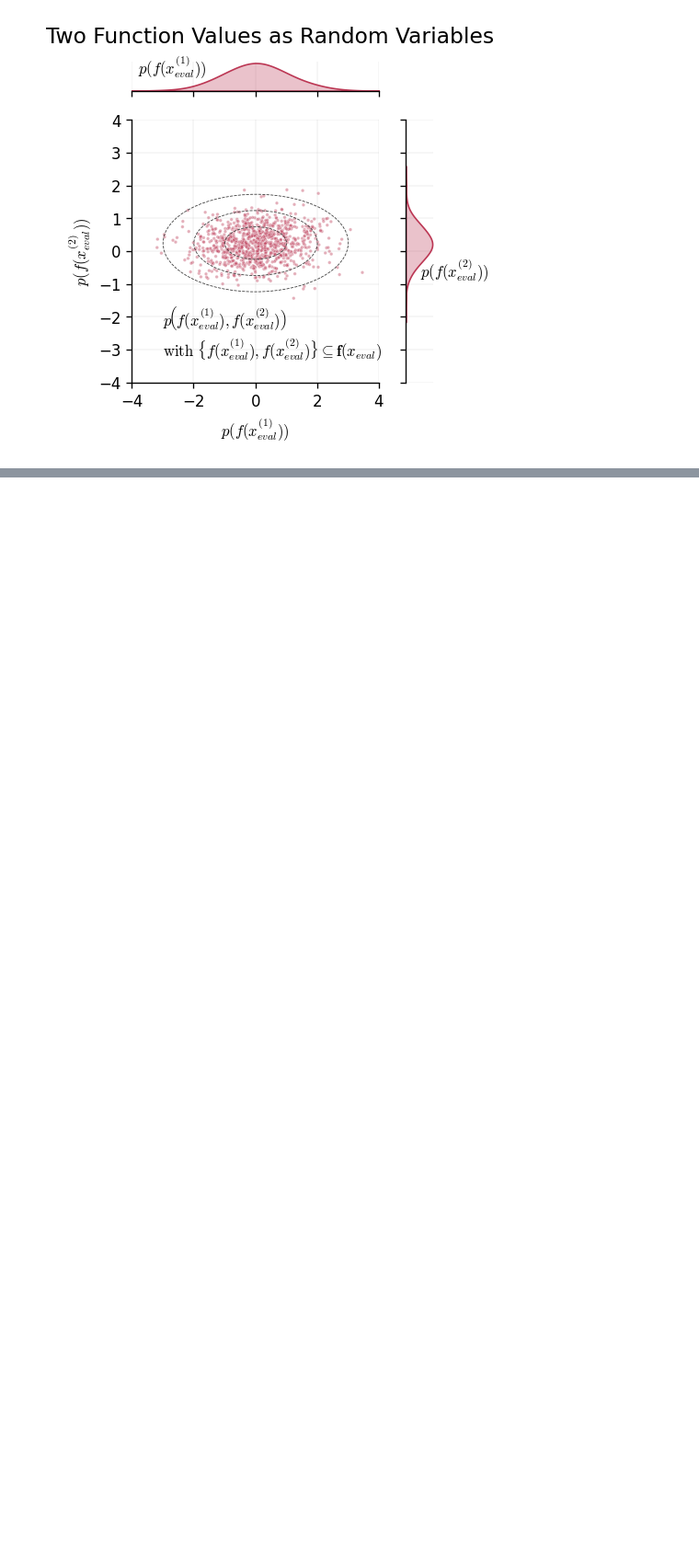
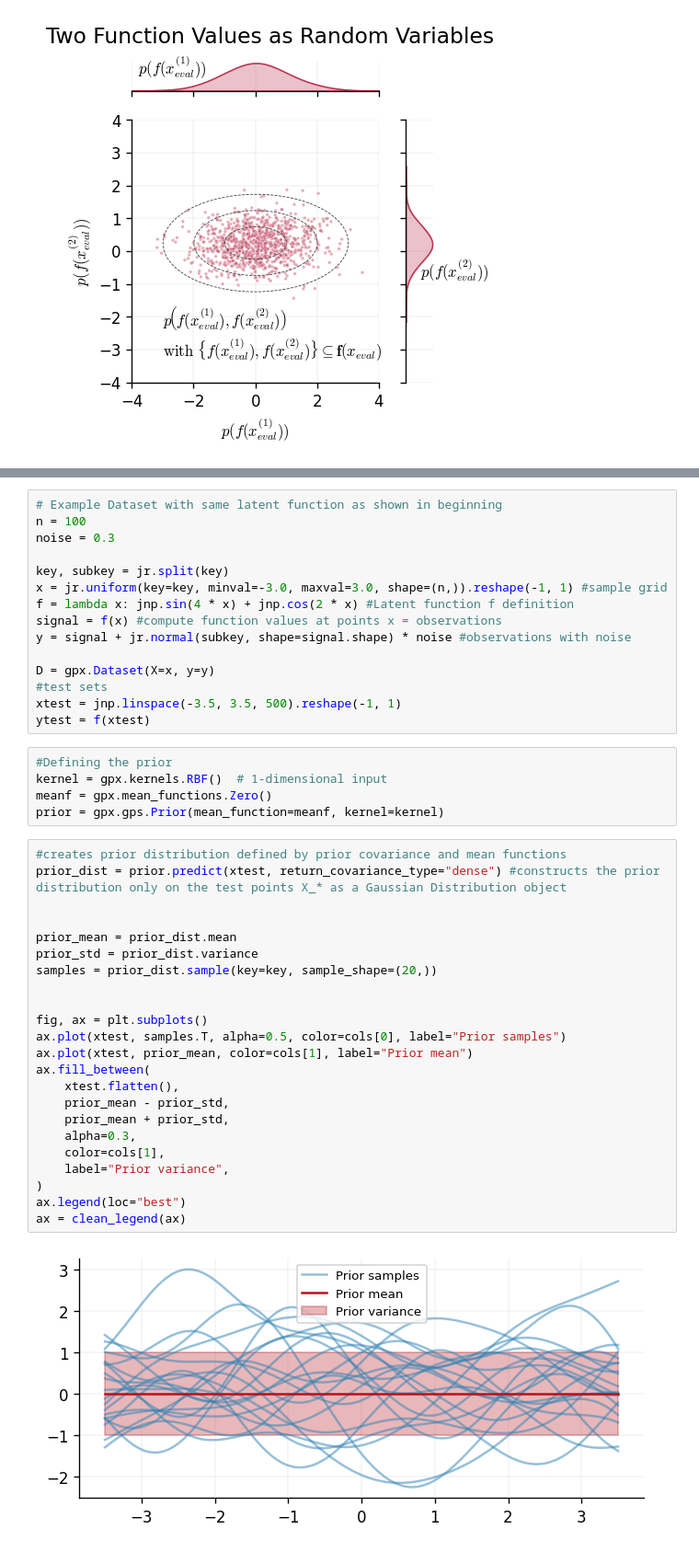
Before and after one commit to alexp200/GPJax, a Jupyter notebook: alex/GPs_TLDR.ipynb, the cells around one changed output, grey strips where cells are left out. Shown at 92% size. Saved outputs shown, nothing was run; the diff lists cells and outputs as text; blank space fills up the shorter version.

```diff
--- a/alex/GPs_TLDR.ipynb
+++ b/alex/GPs_TLDR.ipynb
@@ -212,0 +206,45 @@ $\begin{equation}
+# %%
+# Example Dataset with same latent function as shown in beginning
+n = 100
+noise = 0.3
+
+key, subkey = jr.split(key)
+x = jr.uniform(key=key, minval=-3.0, maxval=3.0, shape=(n,)).reshape(-1, 1) #sample grid
+f = lambda x: jnp.sin(4 * x) + jnp.cos(2 * x) #Latent function f definition
+signal = f(x) #compute function values at points x = observations
+y = signal + jr.normal(subkey, shape=signal.shape) * noise #observations with noise
+
+D = gpx.Dataset(X=x, y=y)
+#test sets
+xtest = jnp.linspace(-3.5, 3.5, 500).reshape(-1, 1)
+ytest = f(xtest)
+# %%
+#Defining the prior
+kernel = gpx.kernels.RBF()  # 1-dimensional input
+meanf = gpx.mean_functions.Zero()
+prior = gpx.gps.Prior(mean_function=meanf, kernel=kernel)
+# %%
+#creates prior distribution defined by prior covariance and mean functions
+prior_dist = prior.predict(xtest, return_covariance_type="dense") #constructs the prior distribution only on the test points X_* as a Gaussian Distribution object
+
+
+prior_mean = prior_dist.mean
+prior_std = prior_dist.variance
+samples = prior_dist.sample(key=key, sample_shape=(20,))
+
+
+fig, ax = plt.subplots()
+ax.plot(xtest, samples.T, alpha=0.5, color=cols[0], label="Prior samples")
+ax.plot(xtest, prior_mean, color=cols[1], label="Prior mean")
+ax.fill_between(
+    xtest.flatten(),
+    prior_mean - prior_std,
+    prior_mean + prior_std,
+    alpha=0.3,
+    color=cols[1],
+    label="Prior variance",
+)
+ax.legend(loc="best")
+ax = clean_legend(ax)
+# %% [output]
+[figure, added]
```
Also changed, not shown: parts of 9 cells of this notebook.
